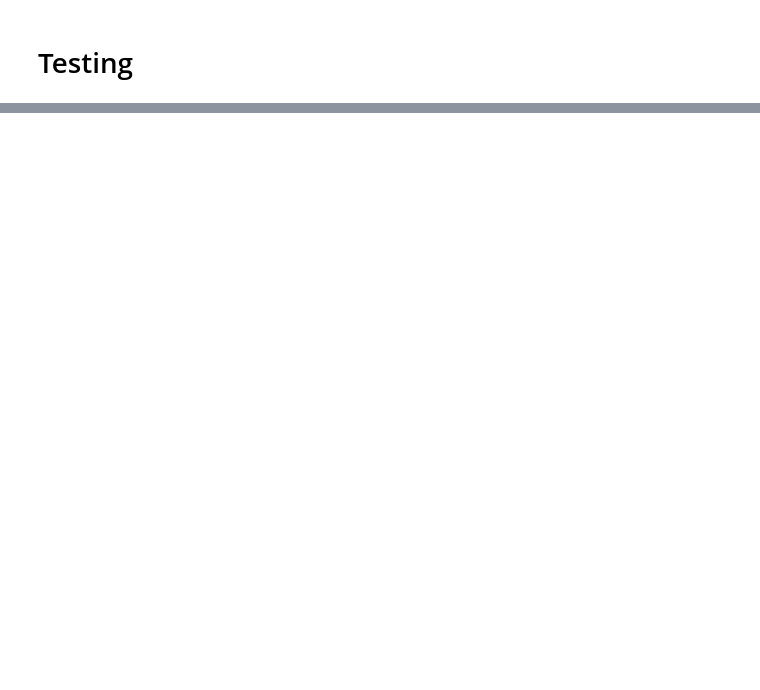
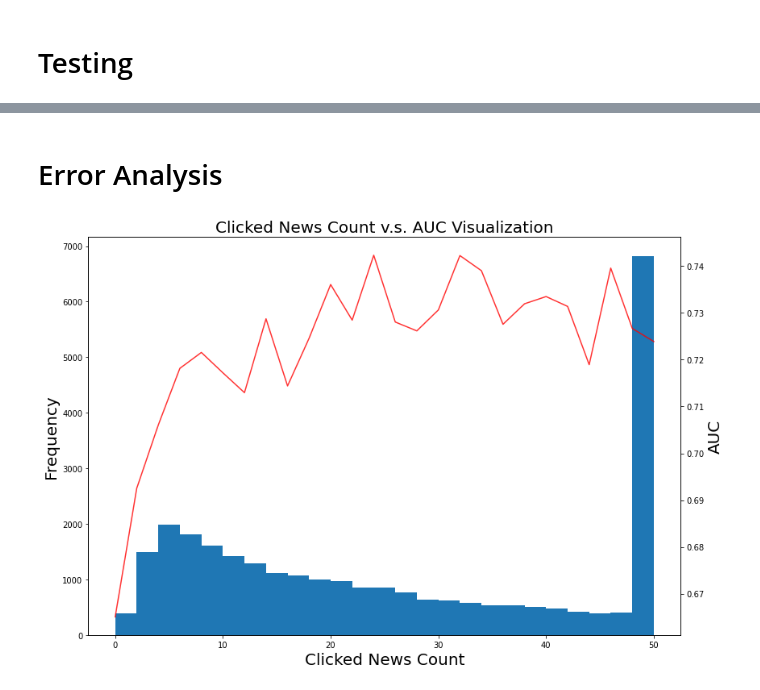
Before and after one commit to f964966828/Data-Mining-2023-Spring, a Jupyter notebook: Final_Project/final_group_1.ipynb, the cells around one changed output, grey strips where cells are left out. Cells and saved outputs as stored; diff of their text form; code cells hidden in the pictures; blank space fills up the shorter version.

Commit message:
error analysis

```diff
--- a/Final_Project/final_group_1.ipynb
+++ b/Final_Project/final_group_1.ipynb
@@ -244,7 +245,9 @@ for line in f:
     entity_embedding[word] = coefs
 f.close()
 # %%
-num_epoch = 20
+from torch.optim.lr_scheduler import StepLR
+
+num_epoch = 10
 show_freq = 100
 
 train_dataset = RecommendationDataset(train_behaviors, news_dict, bert_embedding, entity_embedding)
@@ -257,6 +260,7 @@ model = model.to(device)
 
 loss = nn.MultiLabelSoftMarginLoss()
 optimizer = torch.optim.Adam(model.parameters(), lr=1e-4)
+scheduler = StepLR(optimizer, step_size=30, gamma=0.1)
 
 best_valid_auc = 0.0
 for epoch in range(num_epoch):
@@ -290,6 +294,7 @@ for epoch in range(num_epoch):
                 + '{:2.2f} sec '.format(time.time() - epoch_start_time)
                 + 'Train AUC: {:3.2f} Loss: {:3.4f} '.format(train_auc, train_loss/train_count*1000)
             )
+    scheduler.step()
 
     model.eval()
     for i, (packed, labels) in enumerate(valid_loader):
@@ -477,3 +461,5 @@ for line in f:
     coefs = np.asarray(values[1:], dtype='float32')
     entity_embedding[word] = coefs
 f.close()
+# %% [markdown]
+# Error Analysis
@@ -479,0 +517,30 @@ f.close()
+# %%
+clicked_count = [min(len(clicked_news.split()), 50) for clicked_news in valid_behaviors.clicked_news]
+bins = np.arange(0, 51, 2)
+
+auc_scores = []
+binned_index = np.digitize(clicked_count, bins) - 1
+for i in range(len(bins)):
+    indices = (binned_index == i)
+    auc_score = roc_auc_score(valid_true[indices].reshape(-1), valid_pred[indices].reshape(-1))
+    auc_scores.append(auc_score)
+
+fig, ax1 = plt.subplots(figsize=(12, 8))
+
+# plot histogram on the first y-axis
+ax1.set_xlabel('Clicked News Count', fontsize=20)
+ax1.set_ylabel('Frequency', fontsize=20)
+ax1.hist(clicked_count, bins=bins)
+ax1.tick_params(axis='y')
+ax1.set_title('Clicked News Count v.s. AUC Visualization', fontsize=20)
+
+# instantiate a second y-axis sharing the same x-axis
+ax2 = ax1.twinx()
+ax2.set_ylabel('AUC', fontsize=20)
+ax2.plot(bins, auc_scores, color='red', alpha=0.8)
+ax2.tick_params(axis='y')
+
+fig.tight_layout()
+plt.show()
+# %% [output]
+[figure, added]
```
Also changed, not shown: parts of 5 cells of this notebook.
